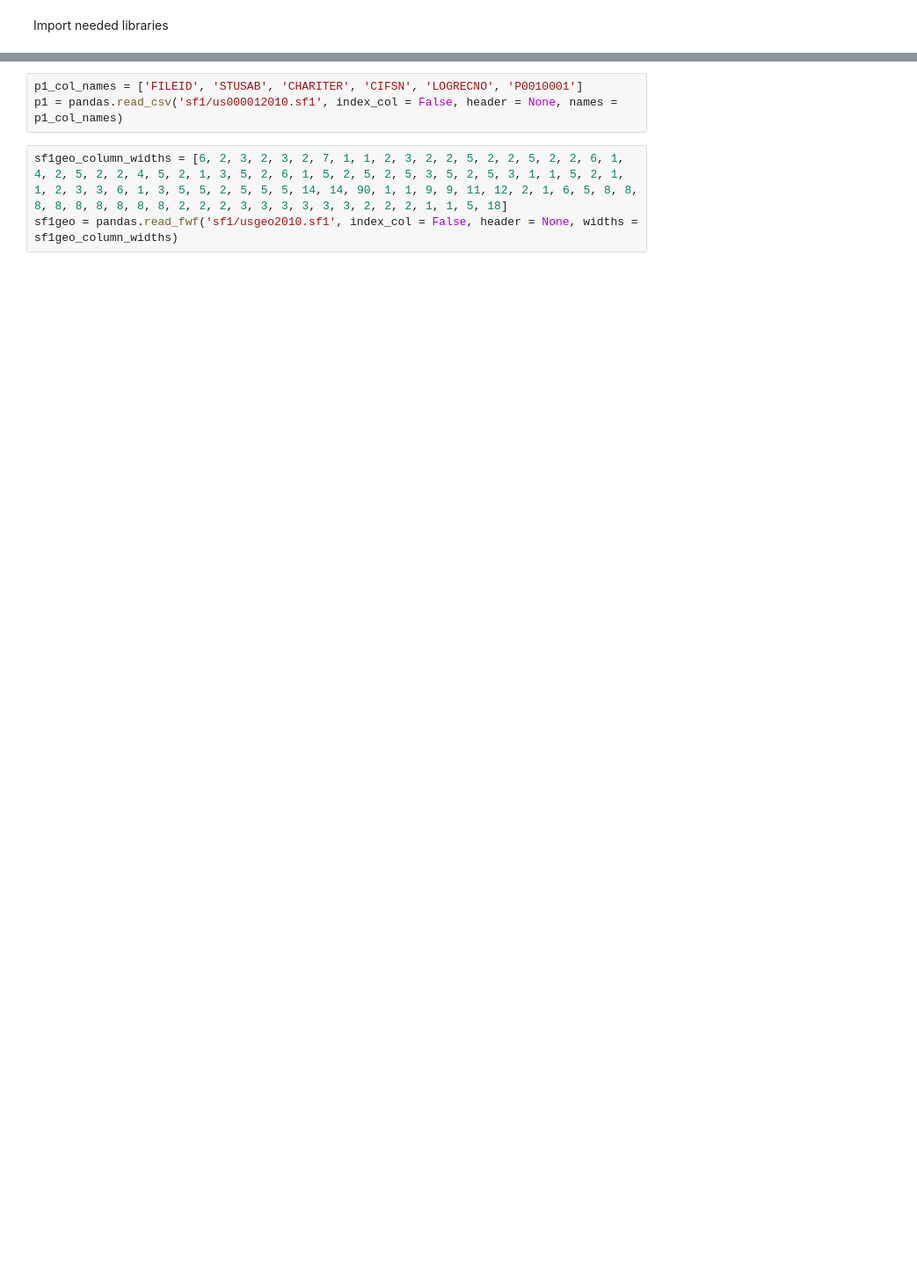
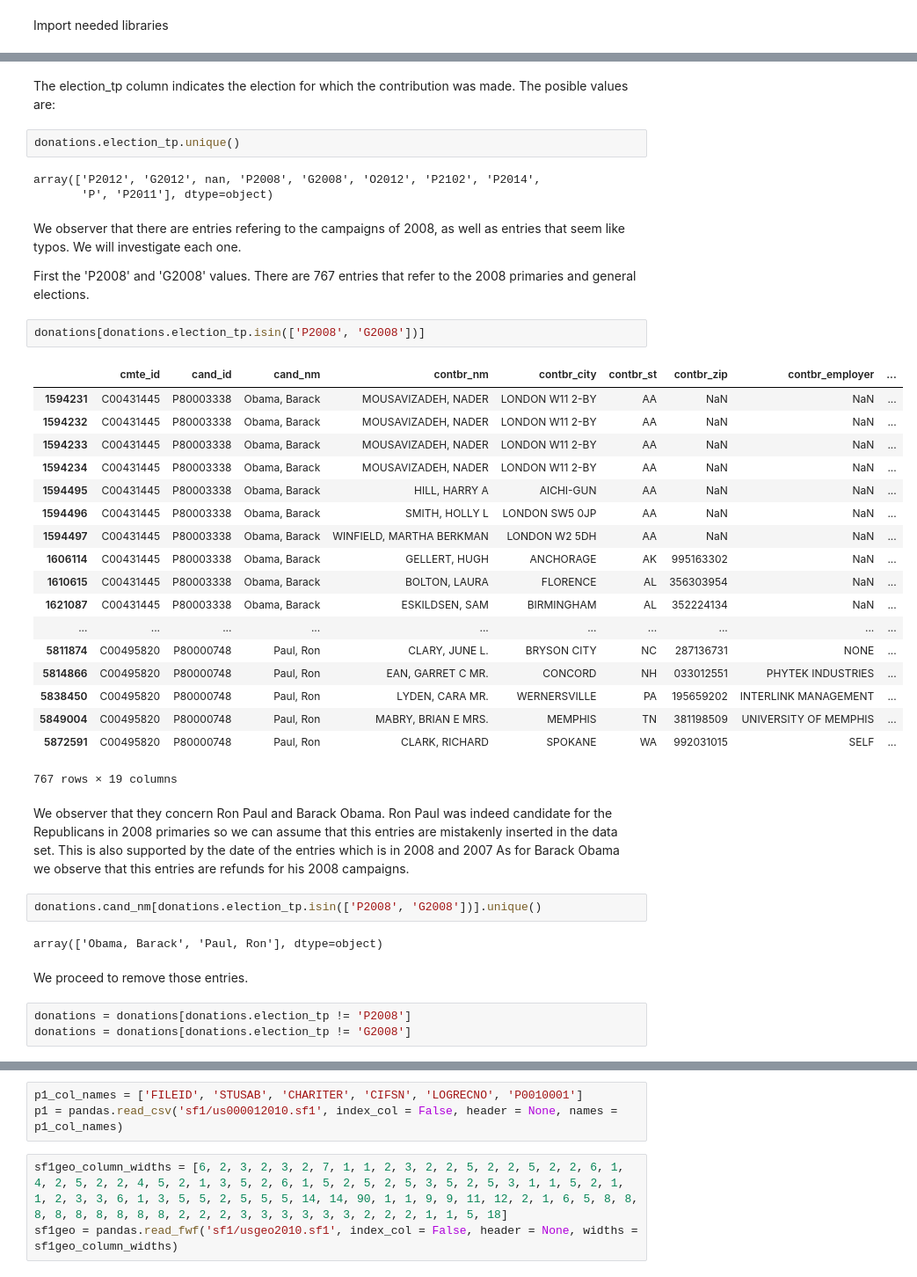
Before and after one commit to BabisK/M36101P-Assignent1, a Jupyter notebook: M36101P-Assignment1.ipynb, the cells around one changed output, grey strips where cells are left out. Shown at 88% size. Saved outputs shown, nothing was run; the diff lists cells and outputs as text; blank space fills up the shorter version.

```diff
--- a/M36101P-Assignment1.ipynb
+++ b/M36101P-Assignment1.ipynb
@@ -13,0 +39,43 @@ donations = pandas.read_csv("donations/P00000001-ALL.csv", dtype = donations_dat
+# %% [markdown]
+The election_tp column indicates the election for which the contribution was made. The posible values are:
+# %%
+donations.election_tp.unique()
+# %% [output]
+array(['P2012', 'G2012', nan, 'P2008', 'G2008', 'O2012', 'P2102', 'P2014',
+       'P', 'P2011'], dtype=object)
+# %% [markdown]
+We observer that there are entries refering to the campaigns of 2008, as well as entries that seem like typos. We will investigate each one.
+
+First the 'P2008' and 'G2008' values. There are 767 entries that refer to the 2008 primaries and general elections.
+# %%
+donations[donations.election_tp.isin(['P2008', 'G2008'])]
+# %% [output]
+|  | cmte_id | cand_id | cand_nm | contbr_nm | contbr_city | contbr_st | contbr_zip | contbr_employer | ... |
+| 1594231 | C00431445 | P80003338 | Obama, Barack | MOUSAVIZADEH, NADER | LONDON W11 2-BY | AA | NaN | NaN | ... |
+| 1594232 | C00431445 | P80003338 | Obama, Barack | MOUSAVIZADEH, NADER | LONDON W11 2-BY | AA | NaN | NaN | ... |
+| 1594233 | C00431445 | P80003338 | Obama, Barack | MOUSAVIZADEH, NADER | LONDON W11 2-BY | AA | NaN | NaN | ... |
+| 1594234 | C00431445 | P80003338 | Obama, Barack | MOUSAVIZADEH, NADER | LONDON W11 2-BY | AA | NaN | NaN | ... |
+| 1594495 | C00431445 | P80003338 | Obama, Barack | HILL, HARRY A | AICHI-GUN | AA | NaN | NaN | ... |
+| 1594496 | C00431445 | P80003338 | Obama, Barack | SMITH, HOLLY L | LONDON SW5 0JP | AA | NaN | NaN | ... |
+| 1594497 | C00431445 | P80003338 | Obama, Barack | WINFIELD, MARTHA BERKMAN | LONDON W2 5DH | AA | NaN | NaN | ... |
+| 1606114 | C00431445 | P80003338 | Obama, Barack | GELLERT, HUGH | ANCHORAGE | AK | 995163302 | NaN | ... |
+| 1610615 | C00431445 | P80003338 | Obama, Barack | BOLTON, LAURA | FLORENCE | AL | 356303954 | NaN | ... |
+| 1621087 | C00431445 | P80003338 | Obama, Barack | ESKILDSEN, SAM | BIRMINGHAM | AL | 352224134 | NaN | ... |
+| ... | ... | ... | ... | ... | ... | ... | ... | ... | ... |
+| 5811874 | C00495820 | P80000748 | Paul, Ron | CLARY, JUNE L. | BRYSON CITY | NC | 287136731 | NONE | ... |
+| 5814866 | C00495820 | P80000748 | Paul, Ron | EAN, GARRET C MR. | CONCORD | NH | 033012551 | PHYTEK INDUSTRIES | ... |
+| 5838450 | C00495820 | P80000748 | Paul, Ron | LYDEN, CARA MR. | WERNERSVILLE | PA | 195659202 | INTERLINK MANAGEMENT | ... |
+| 5849004 | C00495820 | P80000748 | Paul, Ron | MABRY, BRIAN E MRS. | MEMPHIS | TN | 381198509 | UNIVERSITY OF MEMPHIS | ... |
+| 5872591 | C00495820 | P80000748 | Paul, Ron | CLARK, RICHARD | SPOKANE | WA | 992031015 | SELF | ... |
+767 rows × 19 columns
+# %% [markdown]
+We observer that they concern Ron Paul and Barack Obama. Ron Paul was indeed candidate for the Republicans in 2008 primaries so we can assume that this entries are mistakenly inserted in the data set. This is also supported by the date of the entries which is in 2008 and 2007 As for Barack Obama we observe that this entries are refunds for his 2008 campaigns.
+# %%
+donations.cand_nm[donations.election_tp.isin(['P2008', 'G2008'])].unique()
+# %% [output]
+array(['Obama, Barack', 'Paul, Ron'], dtype=object)
+# %% [markdown]
+We proceed to remove those entries.
+# %%
+donations = donations[donations.election_tp != 'P2008']
+donations = donations[donations.election_tp != 'G2008']
```
Also changed, not shown: parts of 14 cells of this notebook, 1 other file.
